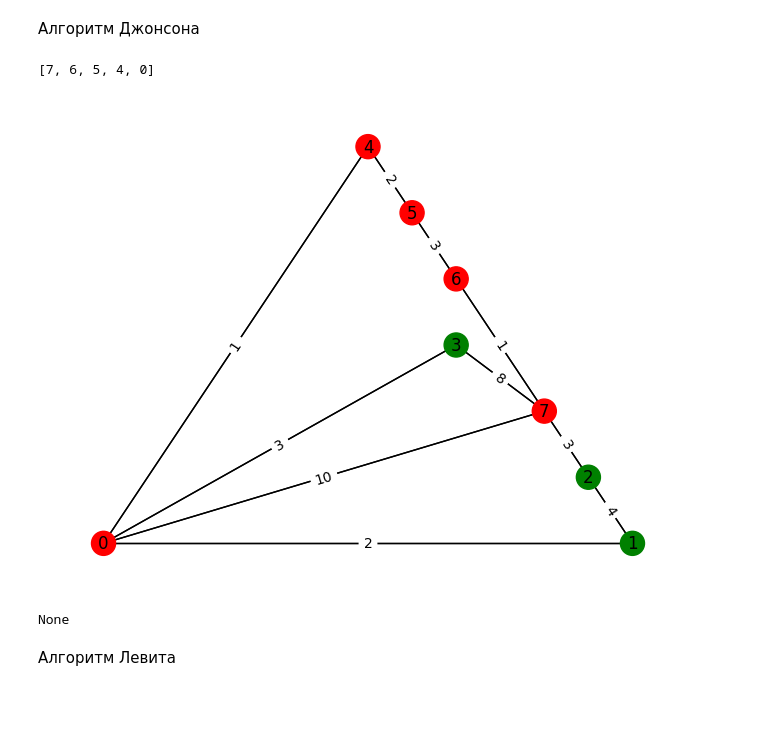
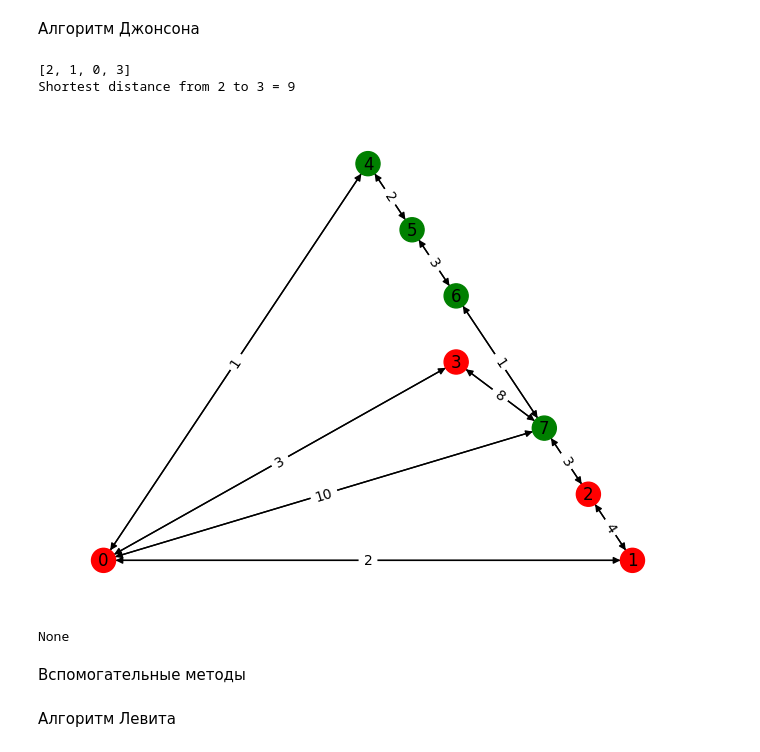
Before and after one commit to soochniik/DPSaA, a Jupyter notebook: labs/Lab3.ipynb, the cells around one changed output. Drawn from its saved outputs; the diff is of its cells as text; code cells hidden in the pictures; blank space fills up the shorter version.

```diff
--- a/labs/Lab3.ipynb
+++ b/labs/Lab3.ipynb
@@ -73,17 +73,19 @@ def Floyd(Matr, s, e):
     for k in range(n):
         for i in range(n):
             for j in range(n):
-                if A[i][k] < max_int and A[k][j] < max_int and A[i][k] + A[k][j] < A[i][j]:
+                if A[i][k] < inf and A[k][j] < inf and A[i][k] + A[k][j] < A[i][j]:
                     A[i][j] = A[i][k] + A[k][j]
                     Prev[i][j] = k
-    return (get_path(Prev, e, s))
+    return (get_path(Prev, e, s), A[start][end])
 
 with open('txt/matrix.txt') as f:
     Matrix = [list(map(int, row.split())) for row in f.readlines()]
-start = 7
-end = 0
-res = Floyd(toInf(Matrix), start, end)
+start = 2
+end = 3
+res, d = Floyd(toInf(Matrix), start, end)
 print(res)
+print('Shortest distance from ' + str(start) + ' to ' + str(end) + ' = '+ str(d))
+
 with open('txt/matrix.txt') as f:
     Matrix = [list(map(int, row.split())) for row in f.readlines()]
 print(showGraph(Matrix, res))
@@ -99,12 +102,13 @@ from sys import path_hooks
 from networkx.classes.function import edges
 
 def minDistance(dist, visited):
-  (minim, minVertex) = (max_int, 0)
+  (minim, minVertex) = (inf, 0)
   for vertex in range(len(dist)):
     if minim > dist[vertex] and  visited[vertex] == False:
       (minim, minVertex) = (dist[vertex], vertex)
   return minVertex
 
+#получение массива с информацией о рёбрах (соединяемые ребром вершины, его вес)
 def getEdges(graph):
   edges = []
   for i in range(len(graph)):
@@ -172,34 +181,30 @@ Shortest distance from 7 to 0 = 7
 # %% [markdown]
 Алгоритм Джонсона
 # %%
-def Johnson(graph, src, endd):
-  edges = []
-
-  for i in range(len(graph)):
-    for j in range(len(graph[i])):
-      if graph[i][j] != 0:
-        edges.append([i, j, graph[i][j]])
-  for i in range(len(graph)):
-    edges.append([len(graph), i, 0])
-  size = len(graph) + 1
-  modifyWeights = BellmanFord(edges, size)
+def Johnson(graph, src, end):
+  size = len(graph)
+  modifyWeights = BellmanFord(graph, size, True)
   modifiedGraph = [[0 for x in range(len(graph))] for y in range(len(graph))]
 
   for i in range(len(graph)):
     for j in range(len(graph[i])):
       if graph[i][j] != 0:
         modifiedGraph[i][j] = (graph[i][j] + modifyWeights[i] - modifyWeights[j])
-  return(Dijkstra(graph, modifiedGraph, src, endd))
+  return(Dijkstra(graph, modifiedGraph, src, end))
 
 with open("txt/matrix.txt","r") as f:
-    graph = [[int(num) for num in line.split(' ')] for line in f]
+    Matrix = [[int(num) for num in line.split(' ')] for line in f]
+res, d = Johnson(Matrix, start, end)
+print(res)
+print('Shortest distance from ' + str(start) + ' to ' + str(end) + ' = '+ str(d[end]))
 
-res = Johnson(graph, start, end)
-print(res)
 with open('txt/matrix.txt') as f:
     Matrix = [list(map(int, row.split())) for row in f.readlines()]
 print(showGraph(Matrix, res))
 # %% [output]
-[7, 6, 5, 4, 0]
+[2, 1, 0, 3]
+Shortest distance from 2 to 3 = 9
-[figure, old version]
+[figure, new version]
 None
+# %% [markdown]
+Вспомогательные методы
```
Also changed, not shown: parts of 9 cells of this notebook.
